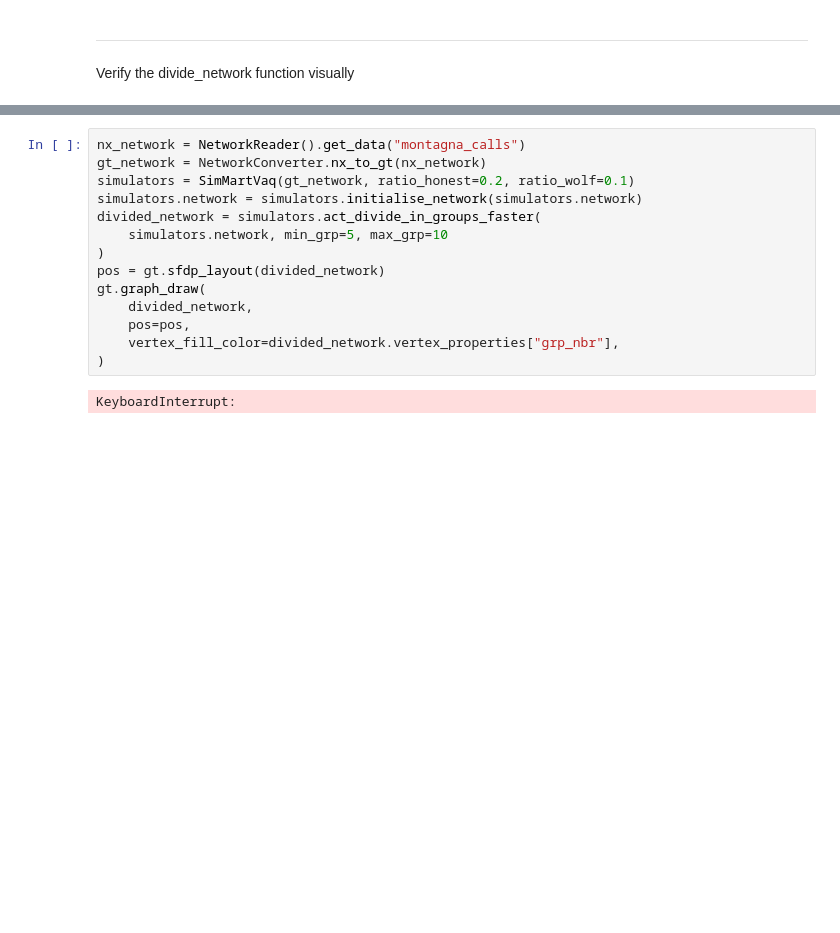
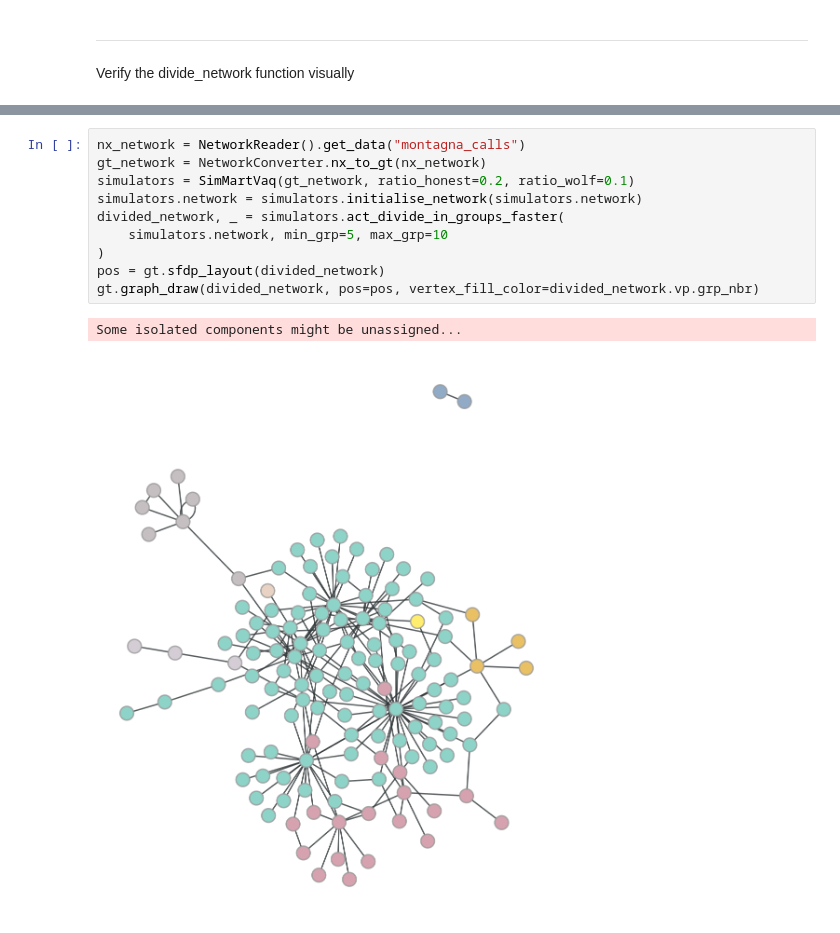
Before and after one commit to LouisWW/criminal_network_analysis, a Jupyter notebook: src/research/graph_tool.ipynb, the cells around one changed output, grey strips where cells are left out. Cells and saved outputs as stored; diff of their text form; blank space fills up the shorter version.

```diff
--- a/src/research/graph_tool.ipynb
+++ b/src/research/graph_tool.ipynb
@@ -100,16 +101,13 @@ KeyboardInterrupt:
 # %%
 nx_network = NetworkReader().get_data("montagna_calls")
 gt_network = NetworkConverter.nx_to_gt(nx_network)
 simulators = SimMartVaq(gt_network, ratio_honest=0.2, ratio_wolf=0.1)
 simulators.network = simulators.initialise_network(simulators.network)
-divided_network = simulators.act_divide_in_groups_faster(
+divided_network, _ = simulators.act_divide_in_groups_faster(
     simulators.network, min_grp=5, max_grp=10
 )
 pos = gt.sfdp_layout(divided_network)
-gt.graph_draw(
-    divided_network,
-    pos=pos,
-    vertex_fill_color=divided_network.vertex_properties["grp_nbr"],
-)
+gt.graph_draw(divided_network, pos=pos, vertex_fill_color=divided_network.vp.grp_nbr)
 # %% [output]
-KeyboardInterrupt:
+Some isolated components might be unassigned...
+[figure, added]
```
Also changed, not shown: parts of 5 cells of this notebook, 3 other files.
